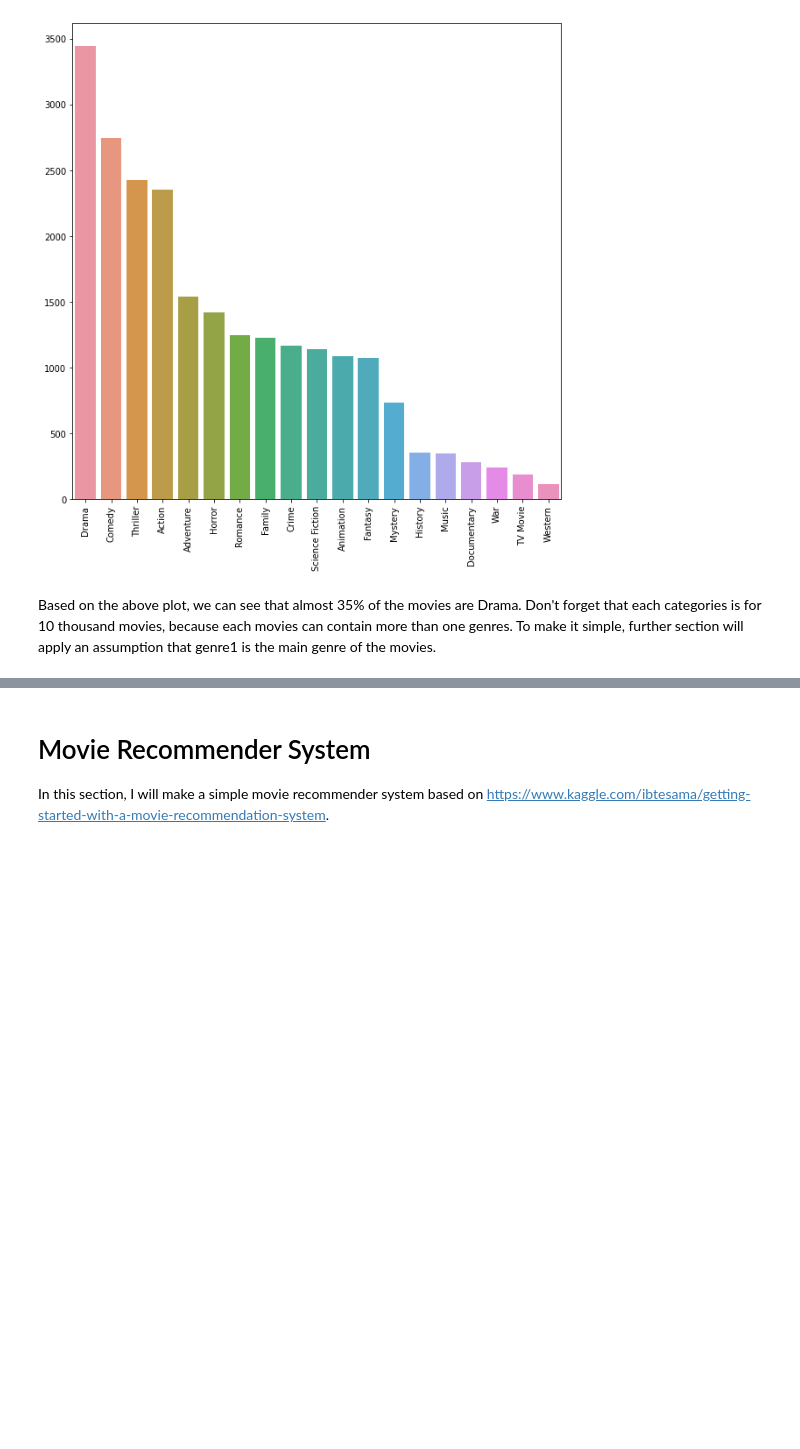
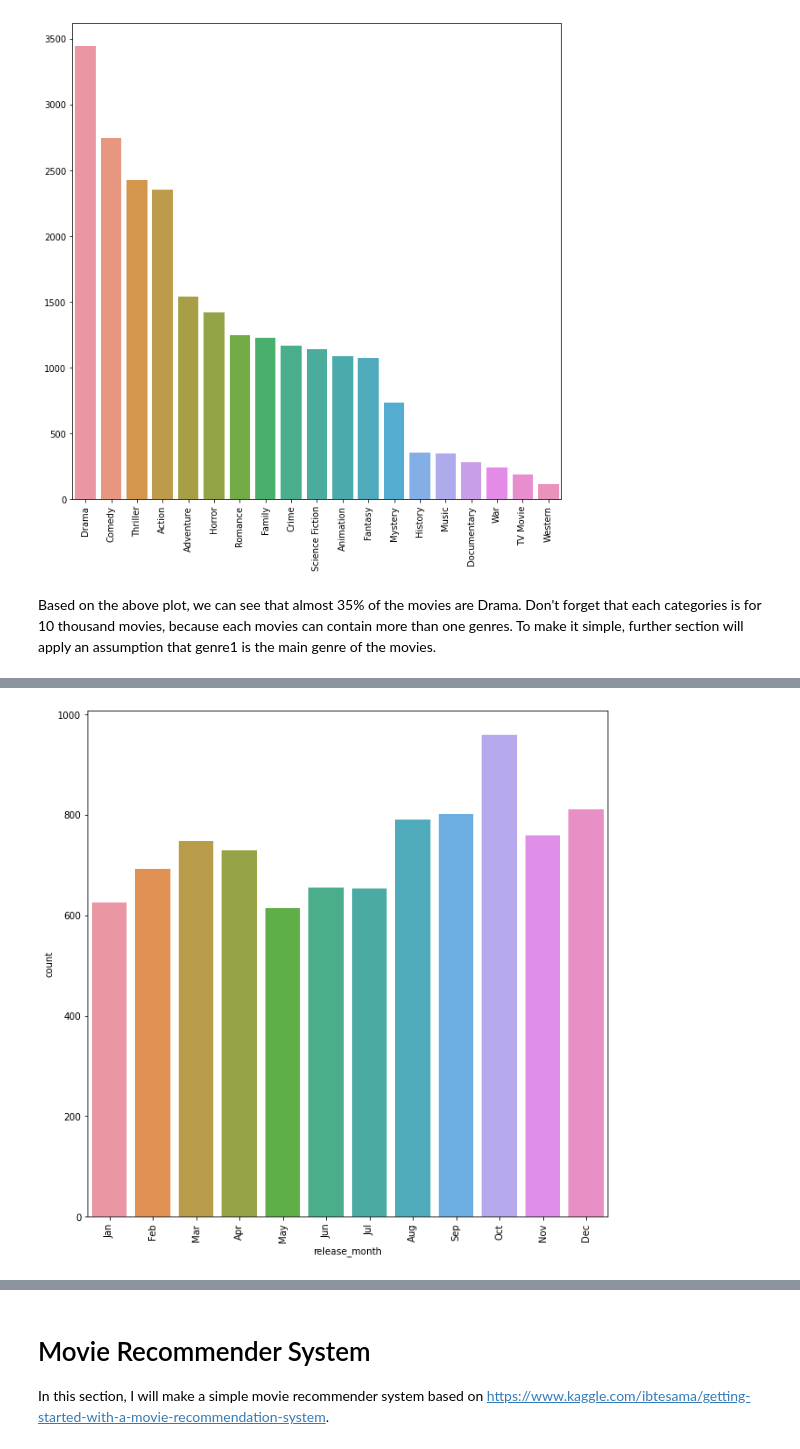
Before and after one commit to Ndhel97/TMDB_Movies_Data_Analysis, a Jupyter notebook: tmdb_movies_data_analysis.ipynb, the cells around one changed output, grey strips where cells are left out. Cells and saved outputs as stored; diff of their text form; code cells hidden in the pictures; blank space fills up the shorter version.

```diff
--- a/tmdb_movies_data_analysis.ipynb
+++ b/tmdb_movies_data_analysis.ipynb
@@ -390,0 +404,10 @@ Based on the above plot, we can see that almost 35% of the movies are Drama. Don
+# %%
+df['release_month'] = df['release_date'].dt.strftime('%b')
+sorted_months = df['release_month']
+Months = ['Jan', 'Feb', 'Mar', 'Apr', 'May', 'Jun', 'Jul', 'Aug', 'Sep', 'Oct', 'Nov', 'Dec']
+
+plt.figure(figsize=(10, 10))
+ax = sns.countplot(x=df['release_month'], order=Months)
+ax = ax.set_xticklabels(ax.get_xticklabels(),rotation=90)
+# %% [output]
+[figure, added]
```
Also changed, not shown: parts of 9 cells of this notebook.
